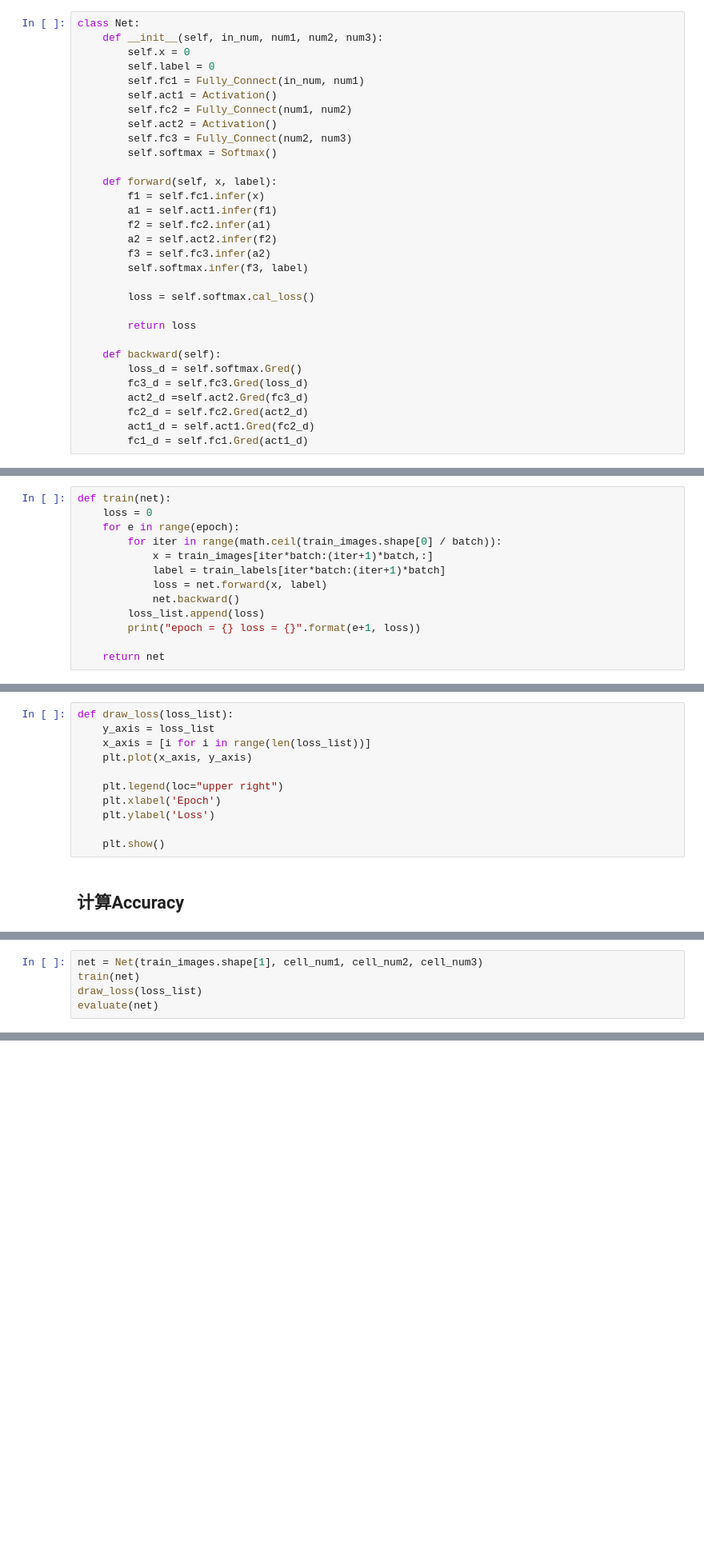
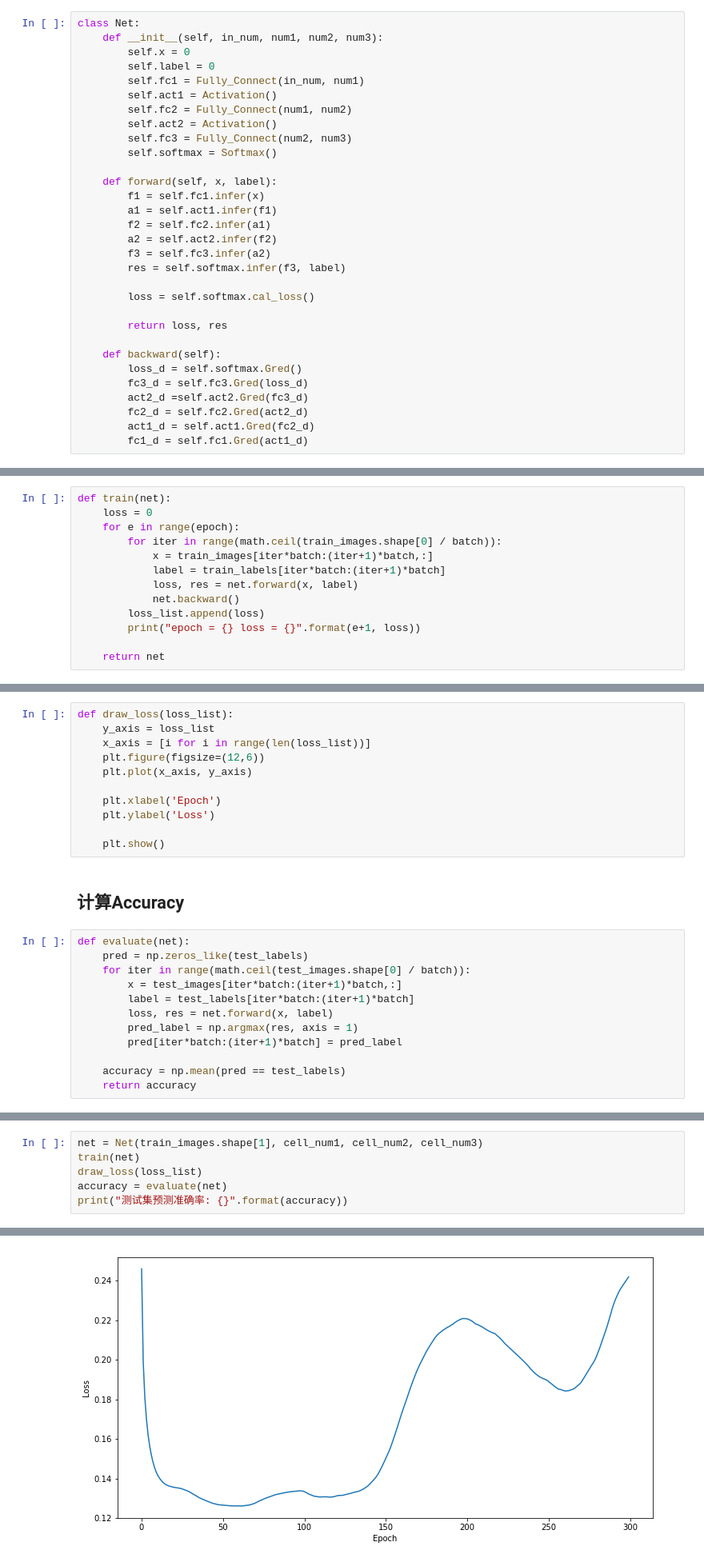
Before and after one commit to BrightGuo048/Mnist, a Jupyter notebook: Mnist.ipynb, the cells around one changed output, grey strips where cells are left out. Shown: that part at 80% size. Saved outputs shown, nothing was run; the diff lists cells and outputs as text; blank space fills up the shorter version.

```diff
--- a/Mnist.ipynb
+++ b/Mnist.ipynb
@@ -128,11 +130,11 @@ class Net:
         f2 = self.fc2.infer(a1)
         a2 = self.act2.infer(f2)
         f3 = self.fc3.infer(a2)
-        self.softmax.infer(f3, label)
+        res = self.softmax.infer(f3, label)
 
         loss = self.softmax.cal_loss()
 
-        return loss
+        return loss, res
 
     def backward(self):
         loss_d = self.softmax.Gred()
@@ -150,7 +152,7 @@ def train(net):
         for iter in range(math.ceil(train_images.shape[0] / batch)):
             x = train_images[iter*batch:(iter+1)*batch,:]
             label = train_labels[iter*batch:(iter+1)*batch]
-            loss = net.forward(x, label)
+            loss, res = net.forward(x, label)
             net.backward()
         loss_list.append(loss)
         print("epoch = {} loss = {}".format(e+1, loss))
@@ -162,15 +164,27 @@ def train(net):
 def draw_loss(loss_list):
     y_axis = loss_list
     x_axis = [i for i in range(len(loss_list))]
+    plt.figure(figsize=(12,6))
     plt.plot(x_axis, y_axis)
 
-    plt.legend(loc="upper right")
     plt.xlabel('Epoch')
     plt.ylabel('Loss')
 
     plt.show()
 # %% [markdown]
 ## 计算Accuracy
+# %%
+def evaluate(net):
+    pred = np.zeros_like(test_labels)
+    for iter in range(math.ceil(test_images.shape[0] / batch)):
+        x = test_images[iter*batch:(iter+1)*batch,:]
+        label = test_labels[iter*batch:(iter+1)*batch]
+        loss, res = net.forward(x, label)
+        pred_label = np.argmax(res, axis = 1)
+        pred[iter*batch:(iter+1)*batch] = pred_label
+
+    accuracy = np.mean(pred == test_labels)
+    return accuracy
 # %% [markdown]
 ## 设置参数
 # %%
@@ -203,4 +220,6 @@ print(test_labels)
 net = Net(train_images.shape[1], cell_num1, cell_num2, cell_num3)
 train(net)
 draw_loss(loss_list)
-evaluate(net)
+accuracy = evaluate(net)
+print("测试集预测准确率: {}".format(accuracy))
+# %% [output]
@@ -206,0 +243 @@ evaluate(net)
+[figure, added]
```
Also changed, not shown: parts of 4 cells of this notebook.
